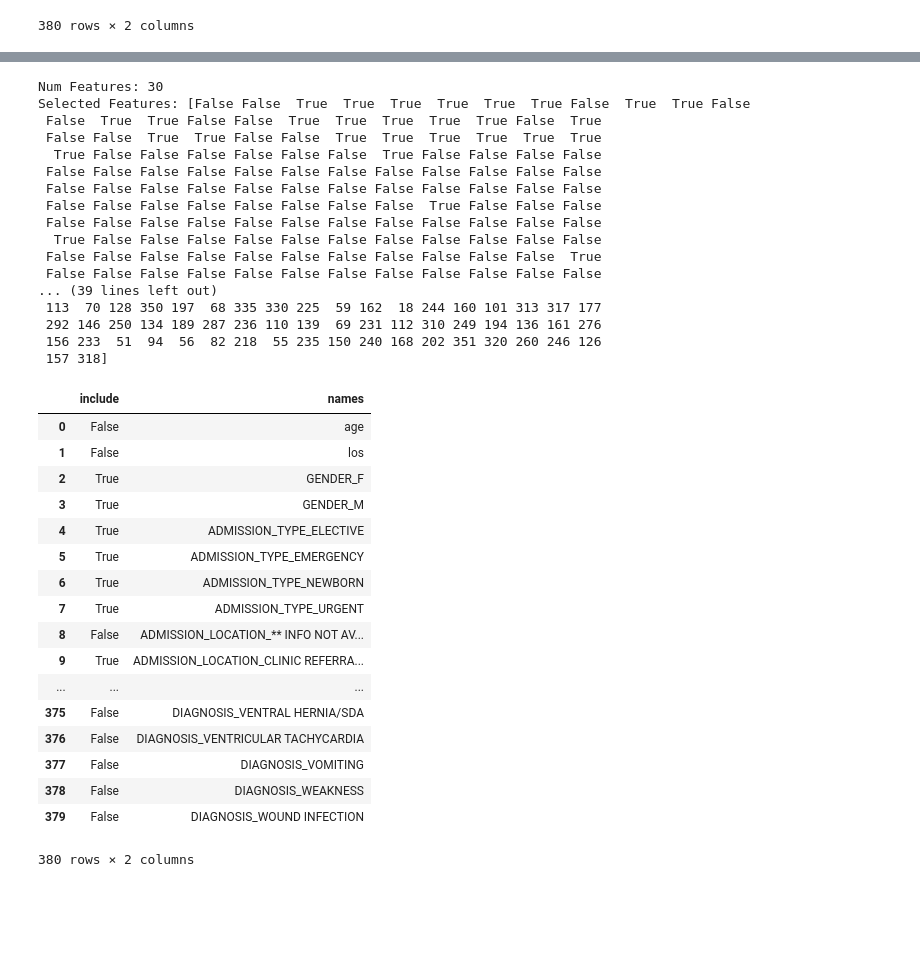
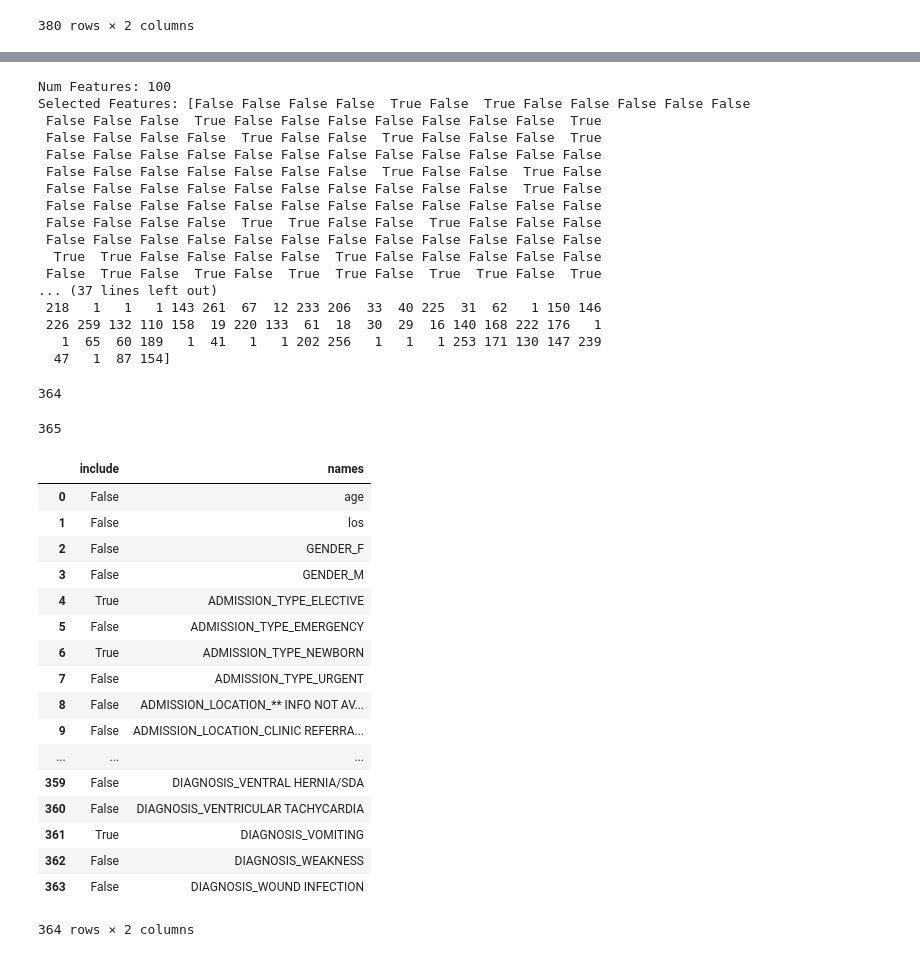
Before and after one commit to bronthomp/Capstone, a Jupyter notebook: Capstone_featureselect.ipynb, the cells around one changed output, grey strips where cells are left out. Drawn from its saved outputs; the diff is of its cells as text; code cells hidden in the pictures; blank space fills up the shorter version.

```diff
--- a/Capstone_featureselect.ipynb
+++ b/Capstone_featureselect.ipynb
@@ -6,7 +6,8 @@ from sklearn.feature_selection import chi2
 from sklearn.feature_selection import RFE
 from sklearn.linear_model import LogisticRegression
 # %%
-df = pd.read_csv(r'C:\Users\brthompson\bt_school\data\interim\firstmodel.csv')
+mortality = pd.read_csv(r'C:\Users\brthompson\bt_school\data\interim\firstmodel_mortality.csv')
+readmit = pd.read_csv(r'C:\Users\brthompson\bt_school\data\interim\firstmodel_readmit.csv')
 # %%
 ##First employ chi-square feature selection
 #start with readmission classification model
@@ -87,5 +86,5 @@ temp.sort_values(by = 'scores', ascending = False)
 # %%
 #Repeat for mortality outcome
-mort = df.drop(['readmit'], 1)
-mort.dtypes
+mort = mortality.drop(['readmit'], 1)
+mort.shape
 # %% [output]
@@ -238,51 +238,59 @@ Name: names, dtype: object
 # %%
 ##Repeat for mortality outcome
 model = LogisticRegression()
-rfe = RFE(model, 30)
+rfe = RFE(model, 100)
 fit = rfe.fit(Xm, Ym)
 print("Num Features: %s" % (fit.n_features_))
 print("Selected Features: %s" % (fit.support_))
 print("Feature Ranking: %s" % (fit.ranking_))
 # %% [output]
-Num Features: 30
-Selected Features: [False False  True  True  True  True  True  True False  True  True False
- False  True  True False False  True  True  True  True  True False  True
- False False  True  True False False  True  True  True  True  True  True
-  True False False False False False False  True False False False False
+Num Features: 100
+Selected Features: [False False False False  True False  True False False False False False
+ False False False  True False False False False False False False  True
+ False False False False  True False False  True False False False  True
  False False False False False False False False False False False False
+ False False False False False False False  True False False  True False
+ False False False False False False False False False False  True False
  False False False False False False False False False False False False
- False False False False False False False False  True False False False
+ False False False False  True  True False False  True False False False
  False False False False False False False False False False False False
-  True False False False False False False False False False False False
- False False False False False False False False False False False  True
- False False False False False False False False False False False False
-... (39 lines left out)
- 113  70 128 350 197  68 335 330 225  59 162  18 244 160 101 313 317 177
- 292 146 250 134 189 287 236 110 139  69 231 112 310 249 194 136 161 276
- 156 233  51  94  56  82 218  55 235 150 240 168 202 351 320 260 246 126
- 157 318]
+  True  True False False False False  True False False False False False
+ False  True False  True False  True  True False  True  True False  True
+... (37 lines left out)
+ 218   1   1   1 143 261  67  12 233 206  33  40 225  31  62   1 150 146
+ 226 259 132 110 158  19 220 133  61  18  30  29  16 140 168 222 176   1
+   1  65  60 189   1  41   1   1 202 256   1   1   1 253 171 130 147 239
+  47   1  87 154]
+# %%
+len(fit.support_)
+# %% [output]
+364
+# %%
+len(mort.columns)
+# %% [output]
+365
 # %%
 mort_rfe = pd.DataFrame()
 mort_rfe['include'] = fit.support_
-mort_rfe['names'] = readmit.columns[1:]
+mort_rfe['names'] = mort.columns[1:]
 mort_rfe
 # %% [output]
 |  | include | names |
 | 0 | False | age |
 | 1 | False | los |
-| 2 | True | GENDER_F |
-| 3 | True | GENDER_M |
+| 2 | False | GENDER_F |
+| 3 | False | GENDER_M |
 | 4 | True | ADMISSION_TYPE_ELECTIVE |
-| 5 | True | ADMISSION_TYPE_EMERGENCY |
+| 5 | False | ADMISSION_TYPE_EMERGENCY |
 | 6 | True | ADMISSION_TYPE_NEWBORN |
-| 7 | True | ADMISSION_TYPE_URGENT |
+| 7 | False | ADMISSION_TYPE_URGENT |
 | 8 | False | ADMISSION_LOCATION_** INFO NOT AV... |
-| 9 | True | ADMISSION_LOCATION_CLINIC REFERRA... |
+| 9 | False | ADMISSION_LOCATION_CLINIC REFERRA... |
 | ... | ... | ... |
-| 375 | False | DIAGNOSIS_VENTRAL HERNIA/SDA |
-| 376 | False | DIAGNOSIS_VENTRICULAR TACHYCARDIA |
-| 377 | False | DIAGNOSIS_VOMITING |
-| 378 | False | DIAGNOSIS_WEAKNESS |
-| 379 | False | DIAGNOSIS_WOUND INFECTION |
+| 359 | False | DIAGNOSIS_VENTRAL HERNIA/SDA |
+| 360 | False | DIAGNOSIS_VENTRICULAR TACHYCARDIA |
+| 361 | True | DIAGNOSIS_VOMITING |
+| 362 | False | DIAGNOSIS_WEAKNESS |
+| 363 | False | DIAGNOSIS_WOUND INFECTION |
-380 rows × 2 columns
+364 rows × 2 columns
 # %%
```
Also changed, not shown: parts of 31 cells of this notebook.
